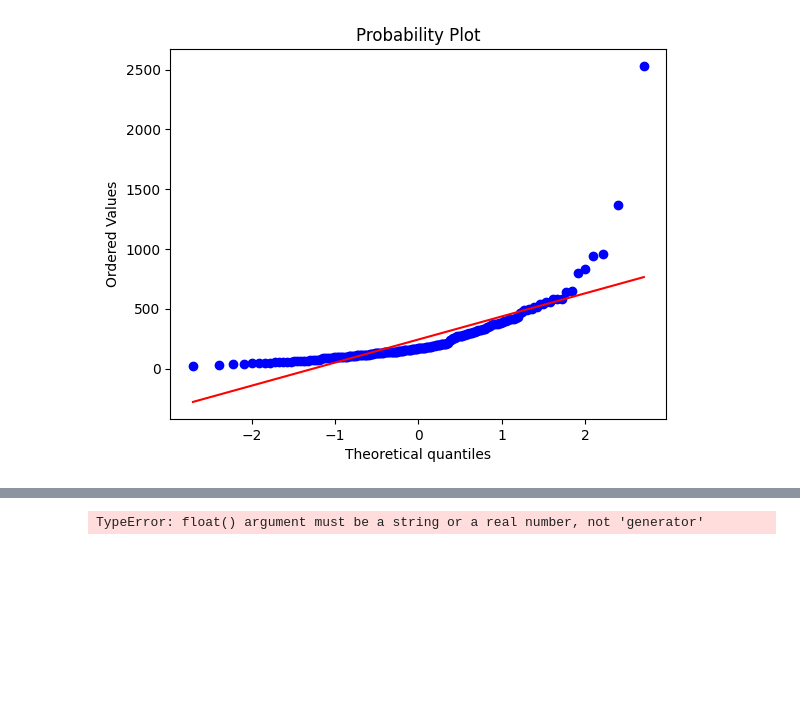
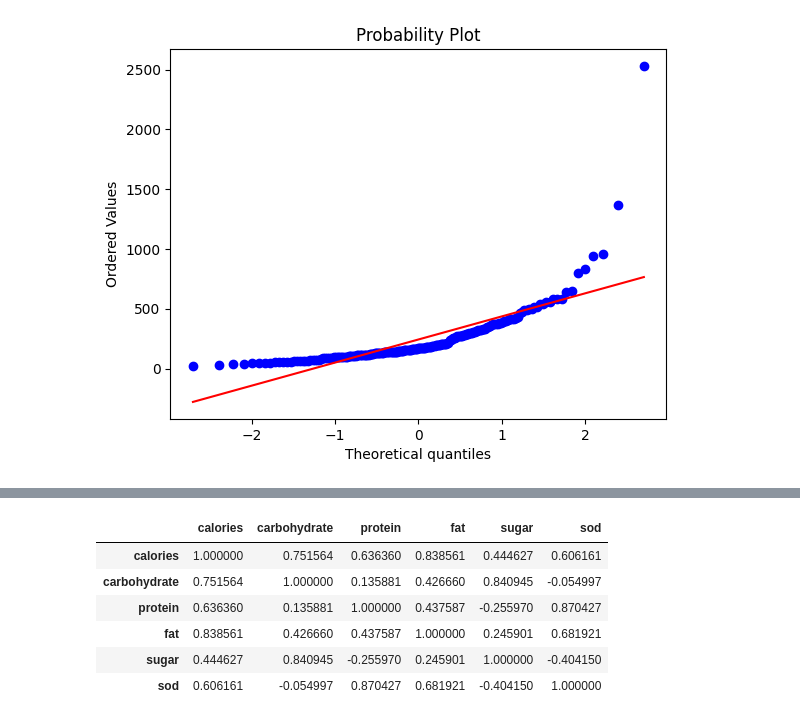
Before and after one commit to HyunsungRyu/moumukji, a Jupyter notebook: moumukji.ipynb, the cells around one changed output, grey strips where cells are left out. Saved outputs shown, nothing was run; the diff lists cells and outputs as text; code cells hidden in the pictures; blank space fills up the shorter version.

```diff
--- a/moumukji.ipynb
+++ b/moumukji.ipynb
@@ -147,7 +147,7 @@ max_one_meal_list=[max_one_meal_Calories, max_one_meal_Carbohydrate, max_one_mea
 # %%
 filtered_random_meal = random_meal.copy()
 random_meal_nut = [random_meal_cal, random_meal_car, random_meal_pro, random_meal_fat, random_meal_sug, random_meal_sod]
-for i in range(100):
+for i in range(len(random_meal)):
     for j in range(6):
         if random_meal_nut[j][i] > max_one_meal_list[j]:
             filtered_random_meal[i] = 0
@@ -200,0 +192,13 @@ print(final_meal_csv)
+# %%
+final_meal = pd.DataFrame()
+final_meal["MealID"] = filtered_random_meal
+final_meal["calories"] = filtered_meal_cal
+final_meal["carbohydrate"] = filtered_meal_car
+final_meal["protein"] = filtered_meal_pro
+final_meal["fat"] = filtered_meal_fat
+final_meal["sugar"] = filtered_meal_sug
+final_meal["sod"] = filtered_meal_sod
+
+print(final_meal)
+final_meal.to_csv("final_meal.csv")
+final_meal_csv = pd.read_csv("final_meal.csv")
@@ -201,6 +219,18 @@ print(final_meal_csv)
+# %%
+final_meal.iloc[:,1:7].corr()
+# %% [output]
+|  | calories | carbohydrate | protein | fat | sugar | sod |
+| calories | 1.000000 | 0.751564 | 0.636360 | 0.838561 | 0.444627 | 0.606161 |
+| carbohydrate | 0.751564 | 1.000000 | 0.135881 | 0.426660 | 0.840945 | -0.054997 |
+| protein | 0.636360 | 0.135881 | 1.000000 | 0.437587 | -0.255970 | 0.870427 |
+| fat | 0.838561 | 0.426660 | 0.437587 | 1.000000 | 0.245901 | 0.681921 |
+| sugar | 0.444627 | 0.840945 | -0.255970 | 0.245901 | 1.000000 | -0.404150 |
+| sod | 0.606161 | -0.054997 | 0.870427 | 0.681921 | -0.404150 | 1.000000 |
 # %%
 from sklearn.preprocessing import StandardScaler
+from sklearn.neighbors import NearestNeighbors
+from sklearn.pipeline import Pipeline
+from sklearn.preprocessing import FunctionTransformer
+
 scaler = StandardScaler()
-final_data = scaler.fit_transform()
+final_data = scaler.fit_transform(final_meal.iloc[:,1:7].to_numpy())
-# %% [output]
-TypeError: float() argument must be a string or a real number, not 'generator'
```
Also changed, not shown: parts of 12 cells of this notebook, 1 other file.
